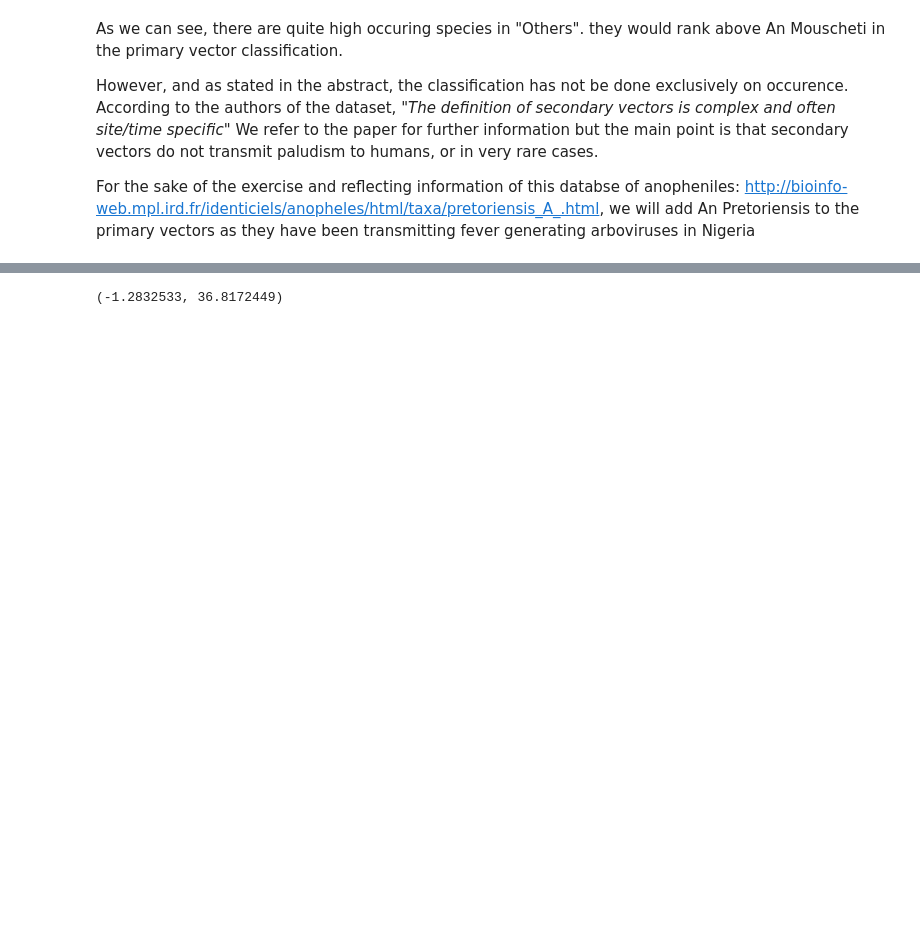
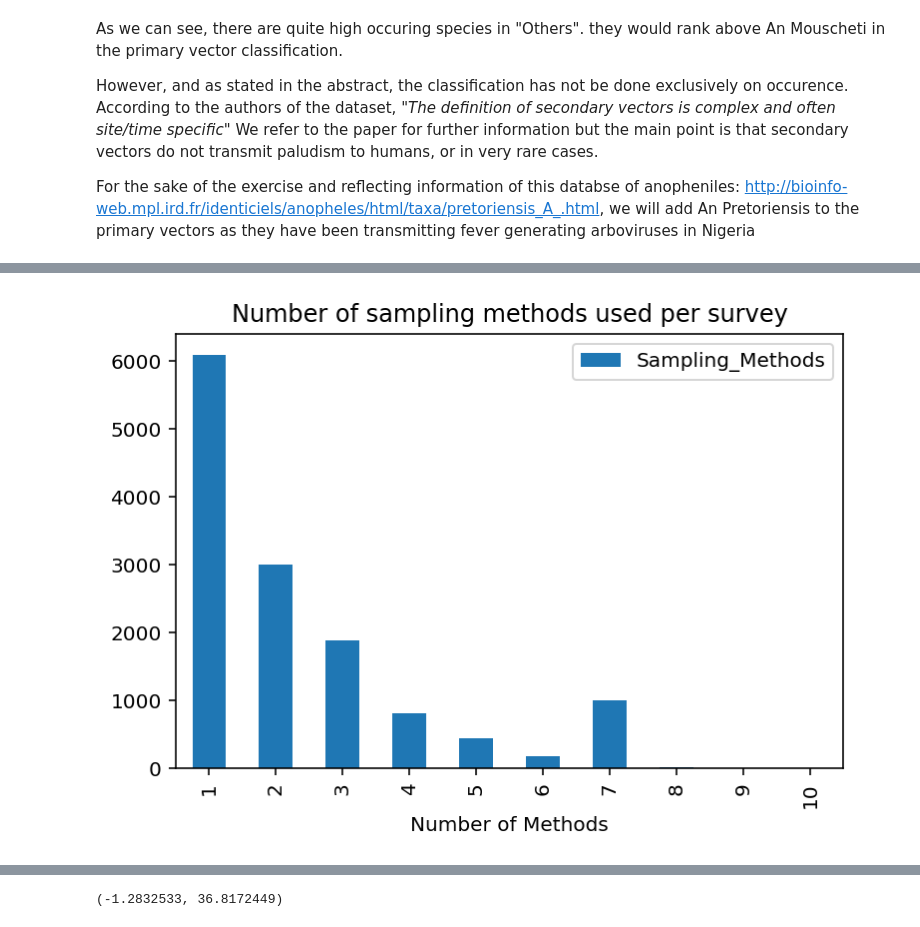
Before and after one commit to SebastianS09/Malaria, a Jupyter notebook: African_anopheline_vectors.ipynb, the cells around one changed output, grey strips where cells are left out. Cells and saved outputs as stored; diff of their text form; code cells hidden in the pictures; blank space fills up the shorter version.

```diff
--- a/African_anopheline_vectors.ipynb
+++ b/African_anopheline_vectors.ipynb
@@ -130,0 +348,9 @@ data_clean.insert(32,"An_pretoriensis",An_pretoriensis)
+# %%
+multiple_occ = pd.DataFrame([data_clean["Sampling_Methods"],data_clean["Sampling_Methods"].str.count(", ")+1]).T
+
+multiple_occ.columns = ["Sampling_Methods","Number of Methods"]
+multiple_occ.groupby(["Number of Methods"]).count().plot.bar()
+plt.title("Number of sampling methods used per survey")
+plt.show()
+# %% [output]
+[figure, added]
```
Also changed, not shown: parts of 29 cells of this notebook.
